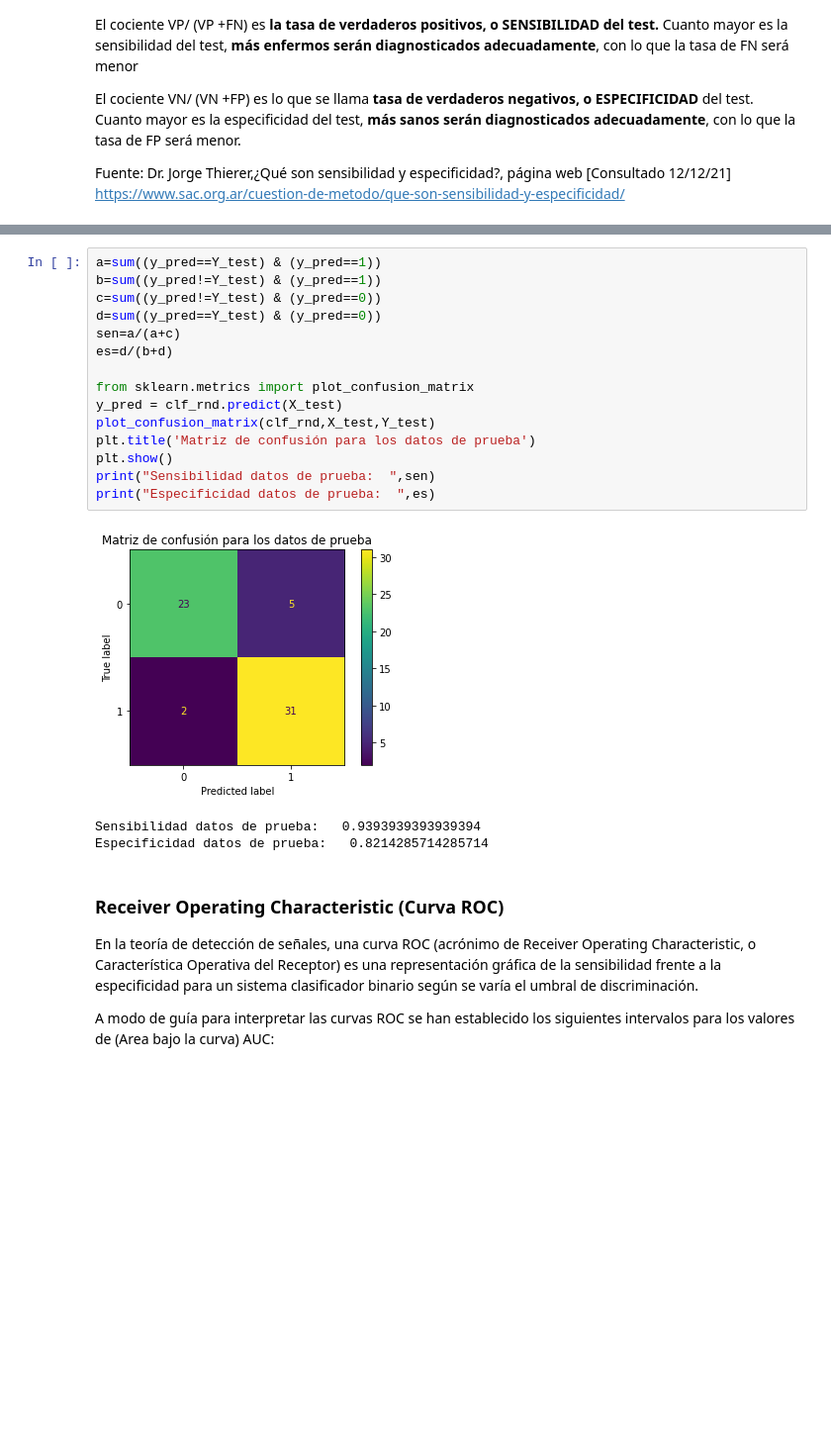
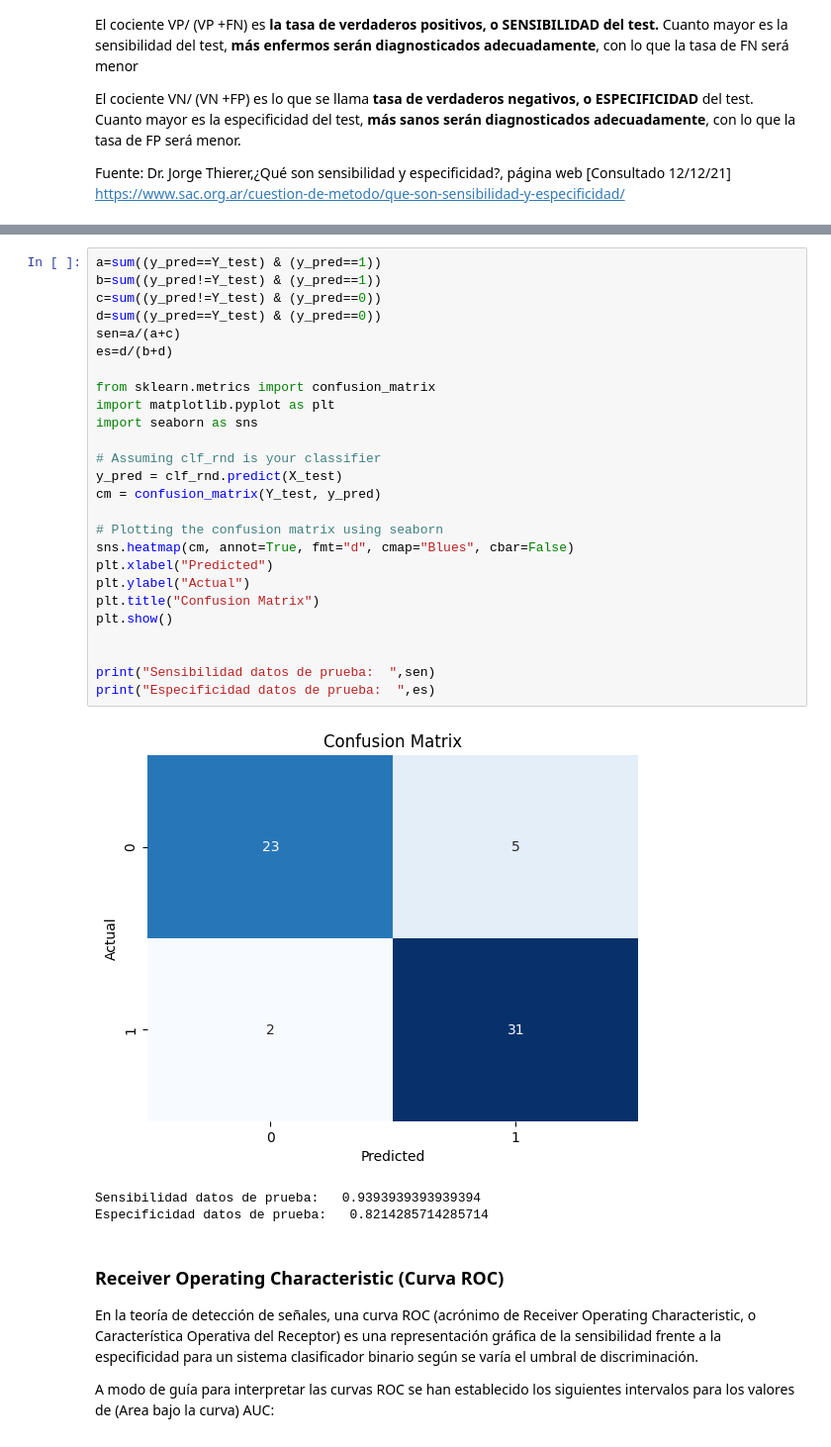
Before and after one commit to enriquehdez98/Taller_IA_Temascaltepec, a Jupyter notebook: Taller_Introducción_a_la_IA_byEnrique_Hdez.ipynb, the cells around one changed output, grey strips where cells are left out. Shown at 99% size. Cells and saved outputs as stored; diff of their text form; blank space fills up the shorter version.

```diff
--- a/Taller_Introducción_a_la_IA_byEnrique_Hdez.ipynb
+++ b/Taller_Introducción_a_la_IA_byEnrique_Hdez.ipynb
@@ -294,20 +294,31 @@ Fuente: Dr. Jorge Thierer,¿Qué son sensibilidad y especificidad?, página web
 # %%
 a=sum((y_pred==Y_test) & (y_pred==1))
 b=sum((y_pred!=Y_test) & (y_pred==1))
 c=sum((y_pred!=Y_test) & (y_pred==0))
 d=sum((y_pred==Y_test) & (y_pred==0))
 sen=a/(a+c)
 es=d/(b+d)
 
-from sklearn.metrics import plot_confusion_matrix
+from sklearn.metrics import confusion_matrix
+import matplotlib.pyplot as plt
+import seaborn as sns
+
+# Assuming clf_rnd is your classifier
 y_pred = clf_rnd.predict(X_test)
-plot_confusion_matrix(clf_rnd,X_test,Y_test)
-plt.title('Matriz de confusión para los datos de prueba')
+cm = confusion_matrix(Y_test, y_pred)
+
+# Plotting the confusion matrix using seaborn
+sns.heatmap(cm, annot=True, fmt="d", cmap="Blues", cbar=False)
+plt.xlabel("Predicted")
+plt.ylabel("Actual")
+plt.title("Confusion Matrix")
 plt.show()
+
+
 print("Sensibilidad datos de prueba:  ",sen)
 print("Especificidad datos de prueba:  ",es)
 # %% [output]
-[figure, old version]
+[figure, new version]
 Sensibilidad datos de prueba:   0.9393939393939394
 Especificidad datos de prueba:   0.8214285714285714
 # %% [markdown]
```
Also changed, not shown: parts of 3 cells of this notebook.
